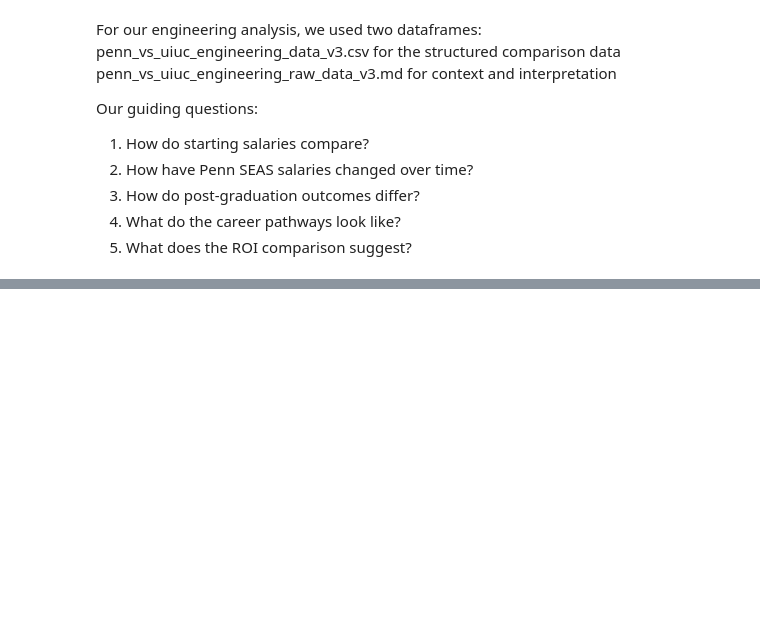
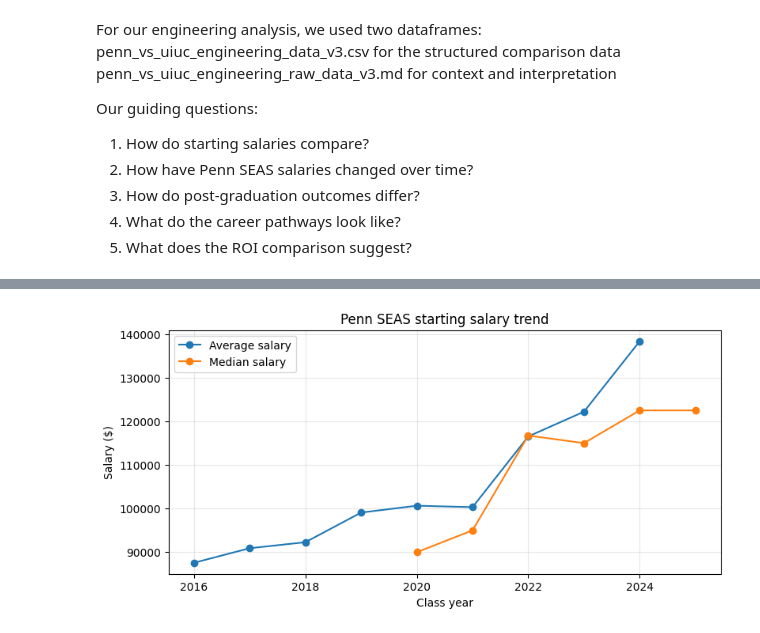
Before and after one commit to emch06/comm3180_G3_Data_Project, a Jupyter notebook: data_story_outputs/Final_Blog.ipynb, the cells around one changed output, grey strips where cells are left out. Saved outputs shown, nothing was run; the diff lists cells and outputs as text; code cells hidden in the pictures; blank space fills up the shorter version.

```diff
--- a/data_story_outputs/Final_Blog.ipynb
+++ b/data_story_outputs/Final_Blog.ipynb
@@ -496,0 +533,46 @@ Our guiding questions:
+# %%
+def money_to_num(x):
+    if pd.isna(x):
+        return np.nan
+    x = str(x).strip()
+    if x in ["—", "-", "nan", "None", ""]:
+        return np.nan
+    x = x.replace("$", "").replace(",", "").replace("~", "")
+    m = re.search(r"-?\d+\.?\d*", x)
+    return float(m.group()) if m else np.nan
+
+def pct_to_num(x):
+    if pd.isna(x):
+        return np.nan
+    x = str(x).strip()
+    if x in ["—", "-", "nan", "None", ""]:
+        return np.nan
+    x = x.replace("%", "").replace("~", "")
+    m = re.search(r"-?\d+\.?\d*", x)
+    return float(m.group()) if m else np.nan
+# %%
+seas_trend = df[df["Category"] == "Salary - SEAS Trend"].copy()
+
+avg_rows = seas_trend[seas_trend["Metric"].str.contains("Avg starting salary", case=False, na=False)].copy()
+med_rows = seas_trend[seas_trend["Metric"].str.contains("Median starting salary", case=False, na=False)].copy()
+
+avg_rows = avg_rows[avg_rows["Year/Cohort"].astype(str).str.fullmatch(r"\d{4}")]
+med_rows = med_rows[med_rows["Year/Cohort"].astype(str).str.fullmatch(r"\d{4}")]
+
+avg_rows["Year"] = avg_rows["Year/Cohort"].astype(int)
+med_rows["Year"] = med_rows["Year/Cohort"].astype(int)
+
+avg_rows["Penn Value"] = avg_rows["Penn SEAS"].apply(money_to_num)
+med_rows["Penn Value"] = med_rows["Penn SEAS"].apply(money_to_num)
+
+plt.figure(figsize=(9,4))
+plt.plot(avg_rows["Year"], avg_rows["Penn Value"], marker="o", label="Average salary")
+plt.plot(med_rows["Year"], med_rows["Penn Value"], marker="o", label="Median salary")
+plt.title("Penn SEAS starting salary trend")
+plt.xlabel("Class year")
+plt.ylabel("Salary ($)")
+plt.grid(True, alpha=0.3)
+plt.legend()
+plt.show()
+# %% [output]
+[figure, added]
```
Also changed, not shown: parts of 19 cells of this notebook.
